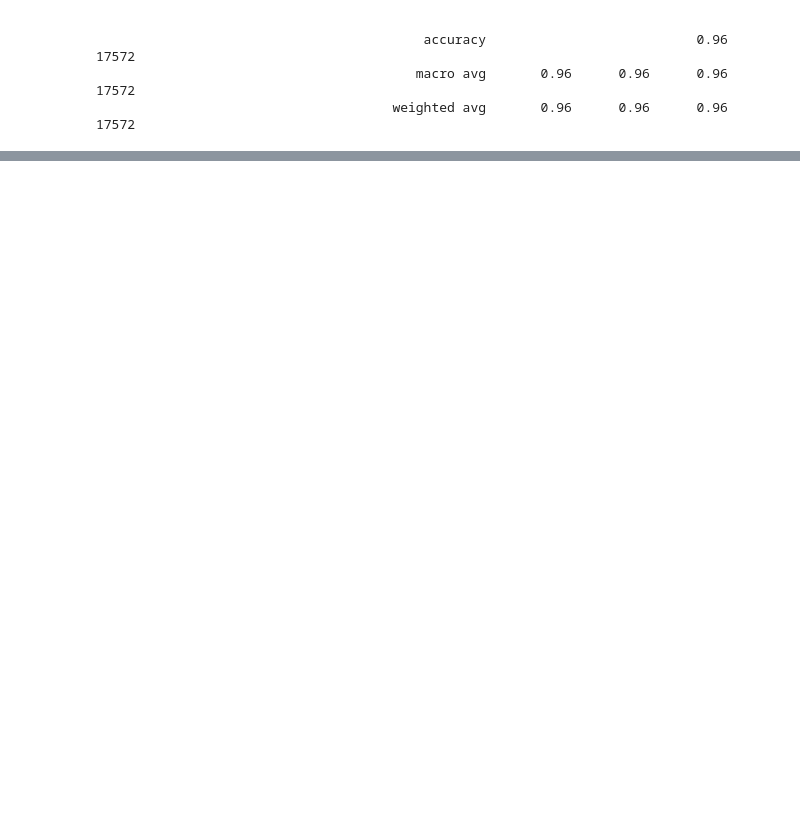
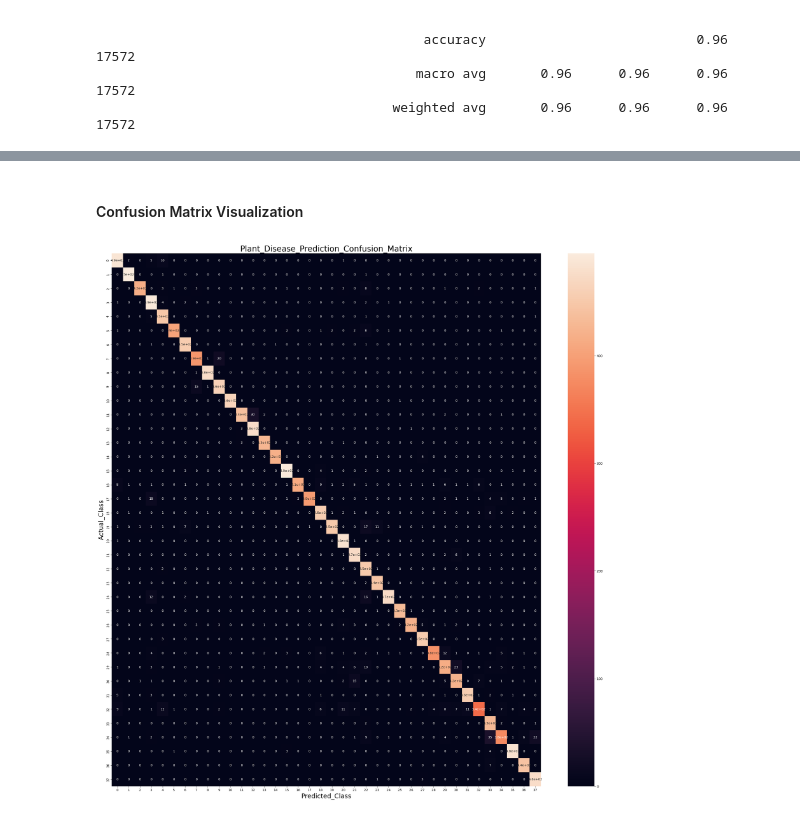
Before and after one commit to rravi27/plant_disease_detection, a Jupyter notebook: training_plant_disease_predection.ipynb, the cells around one changed output, grey strips where cells are left out. Cells and saved outputs as stored; diff of their text form; code cells hidden in the pictures; blank space fills up the shorter version.

Commit message:
feat: add confusion matrix visualization for model evaluation

```diff
--- a/training_plant_disease_predection.ipynb
+++ b/training_plant_disease_predection.ipynb
@@ -336,3 +336,7 @@ Corn_(maize)___Cercospora_leaf_spot Gray_leaf_spot       0.94      0.95      0.9
                                           accuracy                           0.96     17572
                                          macro avg       0.96      0.96      0.96     17572
                                       weighted avg       0.96      0.96      0.96     17572
+# %%
+cm = confusion_matrix(y_true,predicted_categories)
+print(cm)
+cm.shape
@@ -338,0 +352,11 @@ Corn_(maize)___Cercospora_leaf_spot Gray_leaf_spot       0.94      0.95      0.9
+# %% [markdown]
+ #### Confusion Matrix Visualization
+# %%
+plt.figure(figsize=(30,30))
+sns.heatmap(cm,annot = True,annot_kws=({'size':10}))
+plt.xlabel("Predicted_Class",fontsize=20)
+plt.ylabel("Actual_Class",fontsize=20)
+plt.title("Plant_Disease_Prediction_Confusion_Matrix",fontsize=25)
+plt.show()
+# %% [output]
+[figure, added]
```
Also changed, not shown: parts of 2 cells of this notebook.
